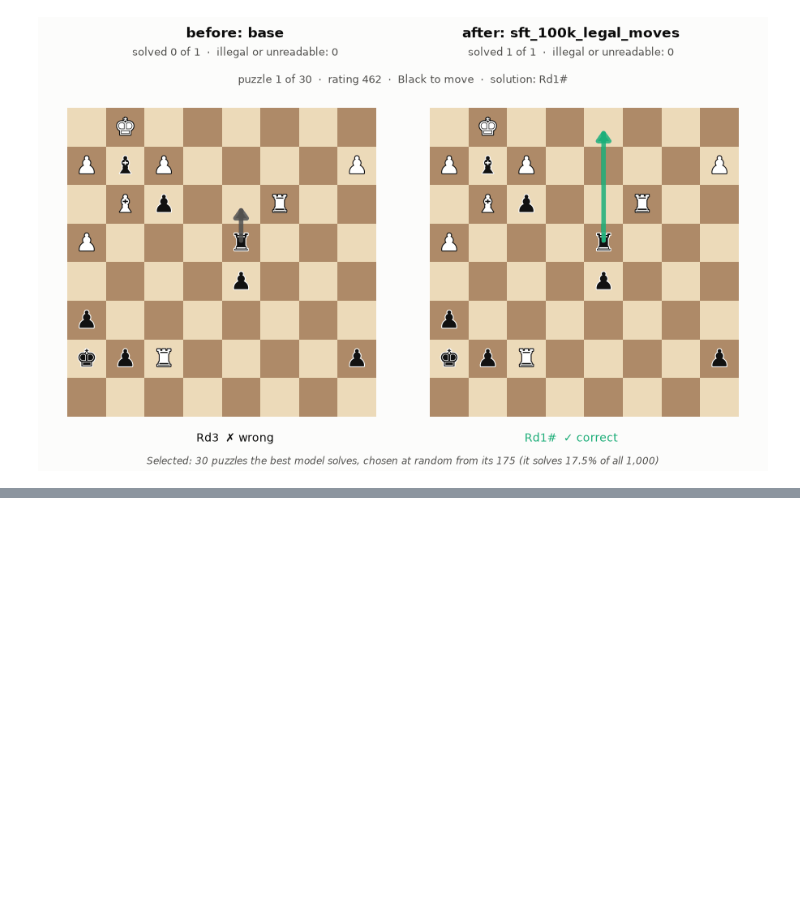
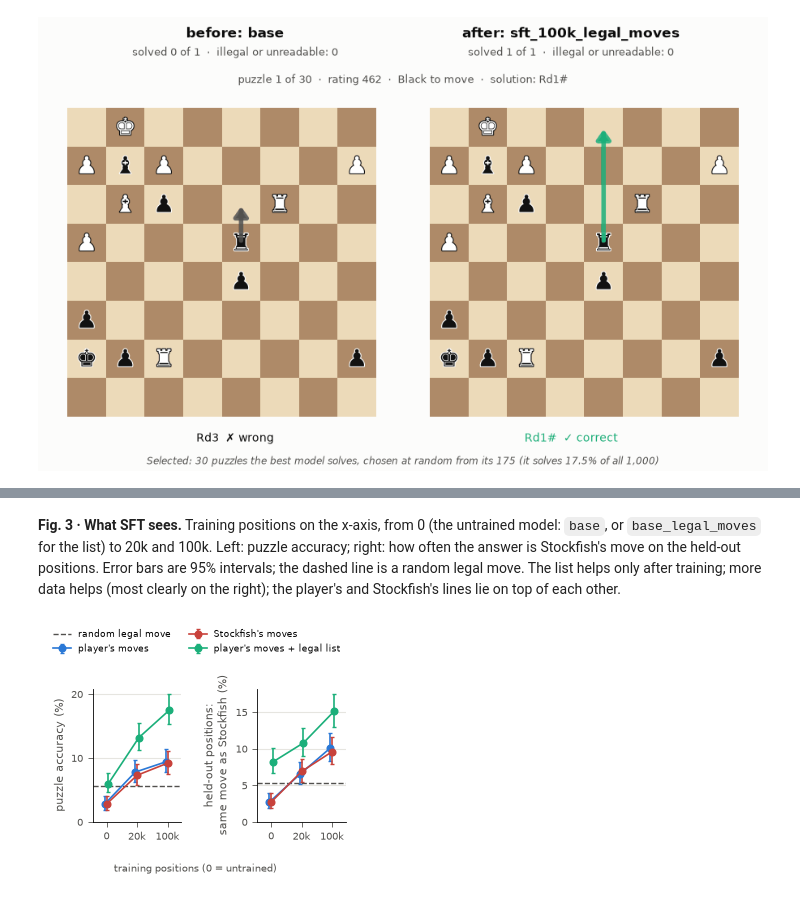
Before and after one commit to adrianapsay/chess-post-training, a Jupyter notebook: notebooks/16_final_comparison.ipynb, the cells around one changed output, grey strips where cells are left out. Saved outputs shown, nothing was run; the diff lists cells and outputs as text; code cells hidden in the pictures; blank space fills up the shorter version.

```diff
--- a/notebooks/16_final_comparison.ipynb
+++ b/notebooks/16_final_comparison.ipynb
@@ -584,0 +610,23 @@ before_after_random.gif: 20 test puzzles chosen at random (no selection)
+# %%
+PAPER = figures_dir("paper_check" if QUICK_CHECK else "paper")
+ONE_COLUMN, TWO_COLUMNS = 3.25, 6.75  # inches
+KIND_COLORS = {"no training": plots.COLORS[7], "SFT": plots.COLORS[0], "SFT, legal moves listed": plots.COLORS[2],
+               "DPO": plots.COLORS[1], "RL": plots.COLORS[4], "DPO / RL after sft_legal_moves": plots.COLORS[5]}
+
+
+def kind(run):
+    """The color group of a model in the paper's figures."""
+    method = MODELS[run][0]
+    if method == "base":
+        return "no training"
+    if method == "combination":
+        return "DPO / RL after sft_legal_moves"
+    if method == "SFT":
+        return "SFT, legal moves listed" if "legal_moves" in run else "SFT"
+    return "DPO" if method.startswith("DPO") else "RL"
+
+
+def show_paper_figure(fig, name):
+    """The plotting function saved the PDF; this adds a PNG preview and shows the figure."""
+    fig.savefig(PAPER / f"{name}.png", dpi=300)
+    plt.show()
@@ -584,0 +779,21 @@ before_after_random.gif: 20 test puzzles chosen at random (no selection)
+# %% [markdown]
+**Fig. 3 · What SFT sees.** Training positions on the x-axis, from 0 (the untrained model: `base`, or `base_legal_moves` for the list) to 20k and 100k. Left: puzzle accuracy; right: how often the answer is Stockfish's move on the held-out positions. Error bars are 95% intervals; the dashed line is a random legal move. The list helps only after training; more data helps (most clearly on the right); the player's and Stockfish's lines lie on top of each other.
+# %%
+SFT_LINES = {"player's moves": ["base", "sft_v1", "sft_100k"],
+             "Stockfish's moves": ["base", "sft_stockfish", "sft_100k_stockfish"],
+             "player's moves + legal list": ["base_legal_moves", "sft_legal_moves", "sft_100k_legal_moves"]}
+with plots.paper_style():
+    fig = plots.two_by_two(design, SFT_LINES, ["0", "20k", "100k"],
+                           [("Puzzle accuracy (%)", "puzzle accuracy (%)"),
+                            ("Positions: same as Stockfish (%)", "held-out positions:\nsame move as Stockfish (%)")],
+                           PAPER / "fig3_sft.pdf", references=references, figsize=(ONE_COLUMN, 2.5), values=False,
+                           colors=[KIND_COLORS["SFT"], plots.COLORS[6], KIND_COLORS["SFT, legal moves listed"]])
+    handles, labels = fig.axes[0].get_legend_handles_labels()
+    fig.axes[0].get_legend().remove()
+    fig.legend(handles, labels, loc="upper center", ncol=2, frameon=False, fontsize=plots._fs(8))
+    fig.supxlabel("training positions (0 = untrained)", color=plots.MUTED, fontsize=plots._fs(9))
+    fig.tight_layout(rect=(0, 0, 1, 0.8))
+    fig.savefig(PAPER / "fig3_sft.pdf")
+show_paper_figure(fig, "fig3_sft")
+# %% [output]
+[figure, added]
```
Also changed, not shown: parts of 17 cells of this notebook, 20 other files.
